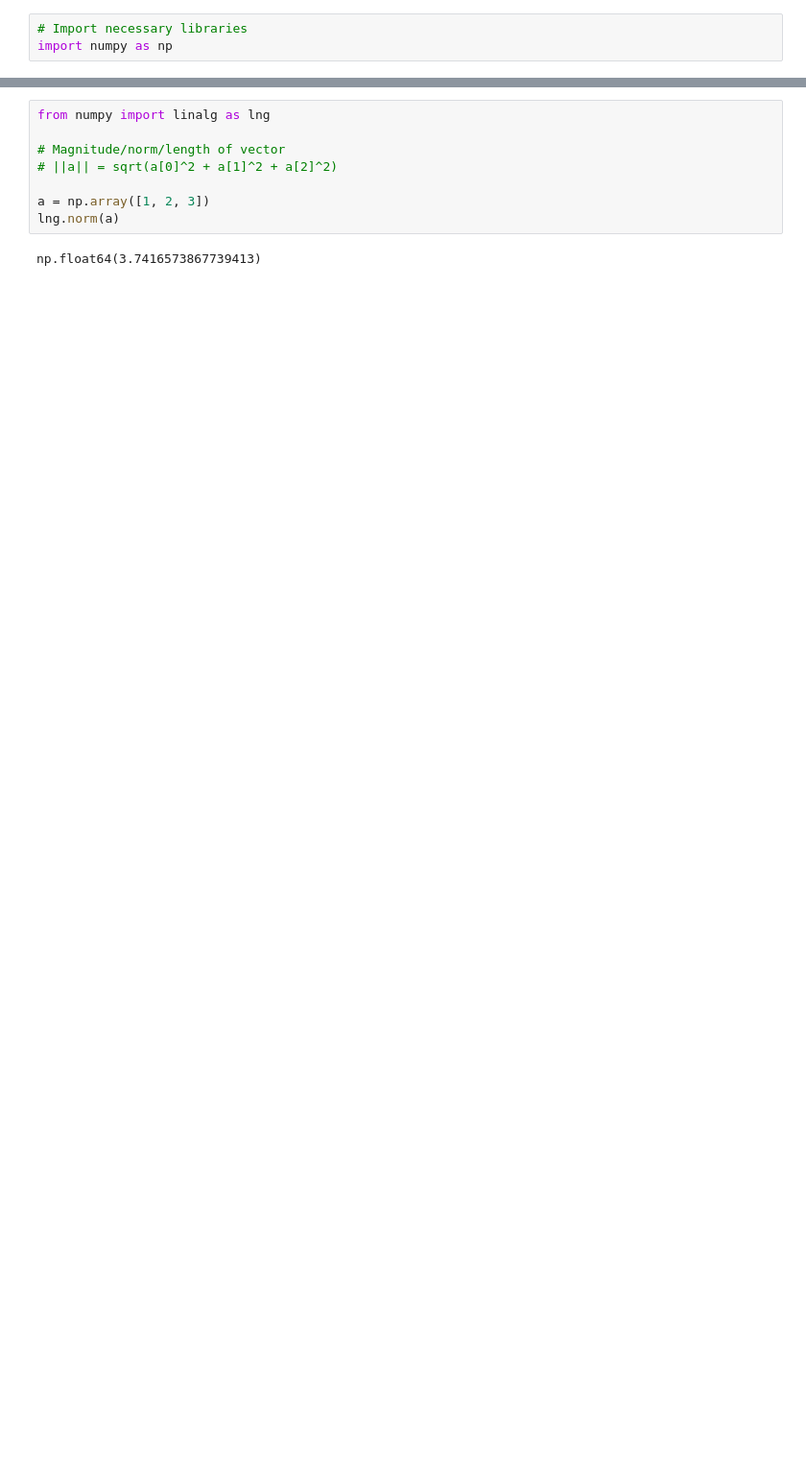
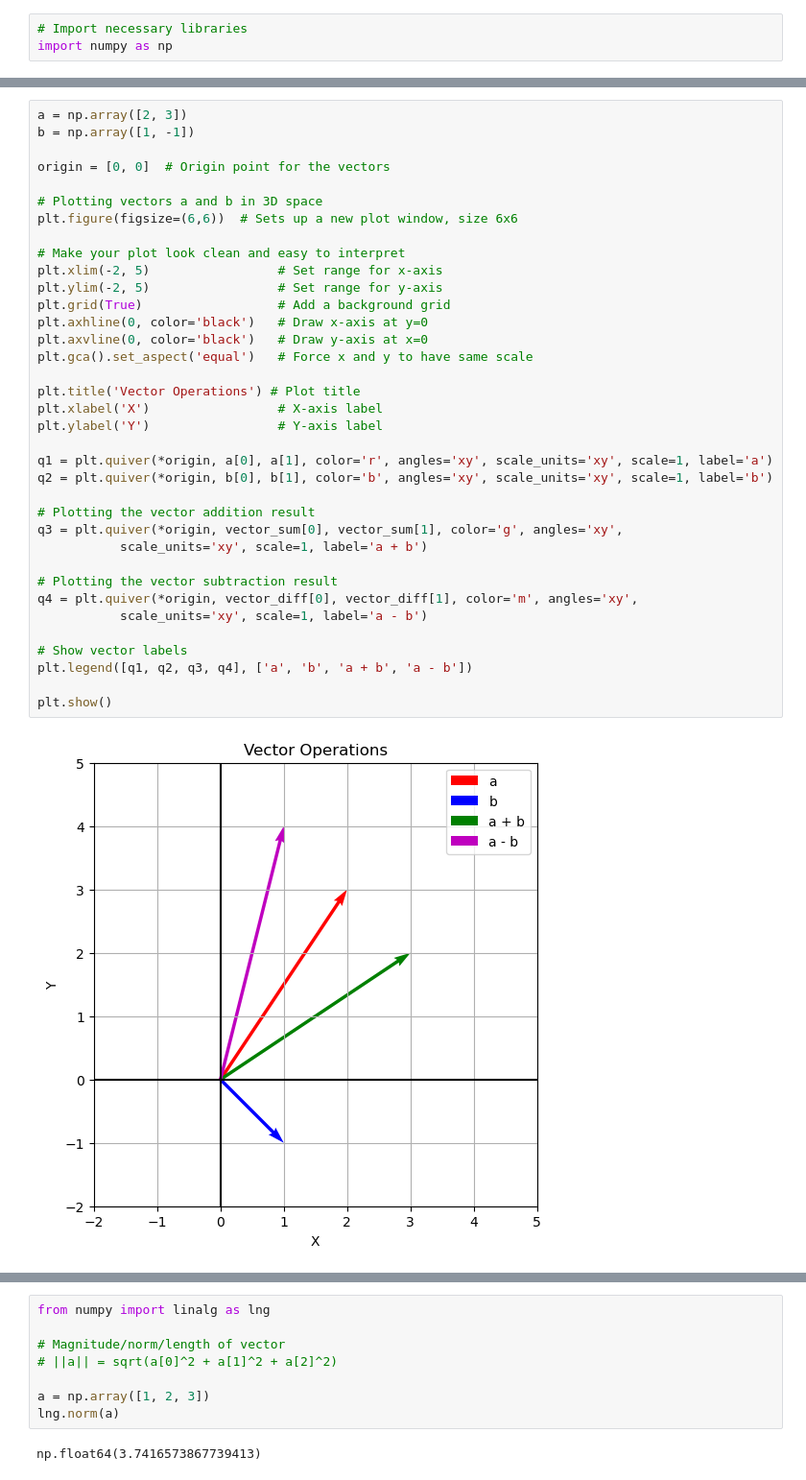
Before and after one commit to VinnyBabuManjaly/math-foundations-for-machine-learning, a Jupyter notebook: linear_algebra/1_vectors.ipynb, the cells around one changed output, grey strips where cells are left out. Shown at 96% size. Saved outputs shown, nothing was run; the diff lists cells and outputs as text; blank space fills up the shorter version.

```diff
--- a/linear_algebra/1_vectors.ipynb
+++ b/linear_algebra/1_vectors.ipynb
@@ -12 +73,39 @@ array([5, 7, 9])
+# %%
+a = np.array([2, 3])
+b = np.array([1, -1])
+
+origin = [0, 0]  # Origin point for the vectors
+
+# Plotting vectors a and b in 3D space
+plt.figure(figsize=(6,6))  # Sets up a new plot window, size 6x6
+
+# Make your plot look clean and easy to interpret
+plt.xlim(-2, 5)                 # Set range for x-axis
+plt.ylim(-2, 5)                 # Set range for y-axis
+plt.grid(True)                  # Add a background grid
+plt.axhline(0, color='black')   # Draw x-axis at y=0
+plt.axvline(0, color='black')   # Draw y-axis at x=0
+plt.gca().set_aspect('equal')   # Force x and y to have same scale
+
+plt.title('Vector Operations') # Plot title
+plt.xlabel('X')                 # X-axis label
+plt.ylabel('Y')                 # Y-axis label
+
+q1 = plt.quiver(*origin, a[0], a[1], color='r', angles='xy', scale_units='xy', scale=1, label='a')
+q2 = plt.quiver(*origin, b[0], b[1], color='b', angles='xy', scale_units='xy', scale=1, label='b')
+
+# Plotting the vector addition result
+q3 = plt.quiver(*origin, vector_sum[0], vector_sum[1], color='g', angles='xy',
+           scale_units='xy', scale=1, label='a + b')
+
+# Plotting the vector subtraction result
+q4 = plt.quiver(*origin, vector_diff[0], vector_diff[1], color='m', angles='xy',
+           scale_units='xy', scale=1, label='a - b')
+
+# Show vector labels
+plt.legend([q1, q2, q3, q4], ['a', 'b', 'a + b', 'a - b'])
+
+plt.show()
+# %% [output]
+[figure, added]
 # %%
```
Also changed, not shown: parts of 18 cells of this notebook, 5 other files.
